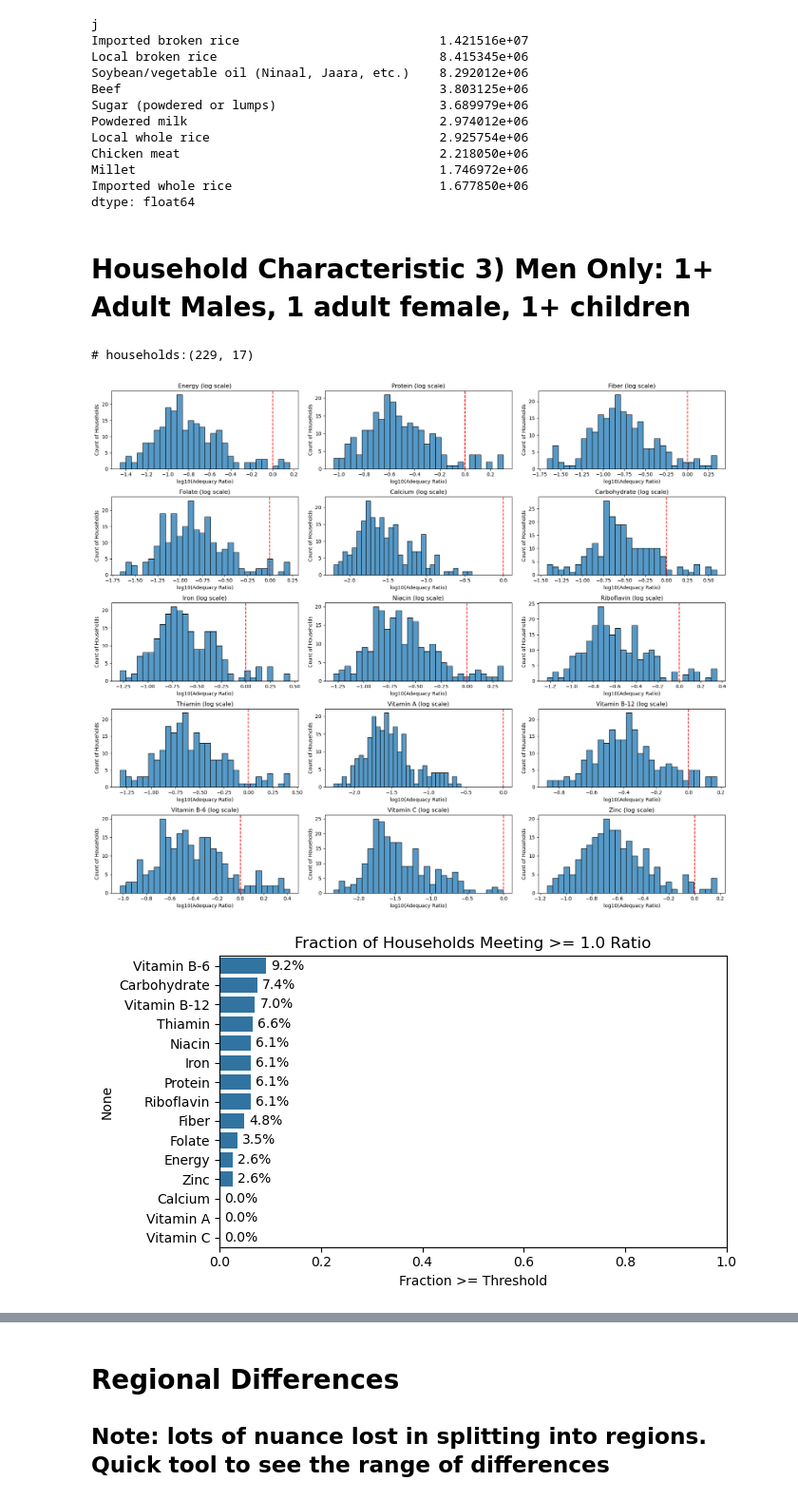
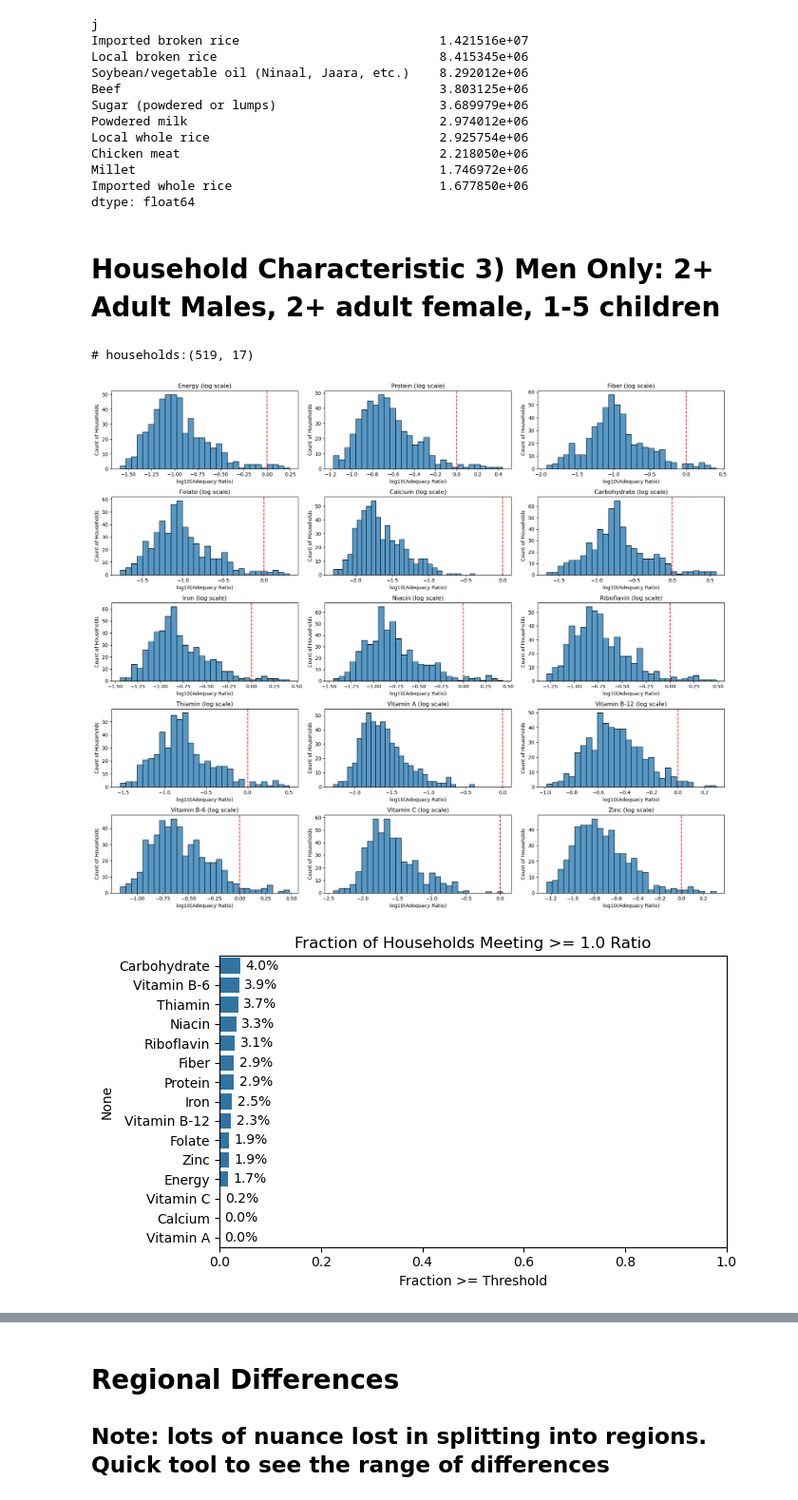
Before and after one commit to reilyfairchild/EEP153-Project-3, a Jupyter notebook: Senegal_Project_3.ipynb, the cells around one changed output, grey strips where cells are left out. Shown at 95% size. Drawn from its saved outputs; the diff is of its cells as text; code cells hidden in the pictures.

Commit message:
updated analysis of household types

```diff
--- a/Senegal_Project_3.ipynb
+++ b/Senegal_Project_3.ipynb
@@ -810,10 +827,31 @@ def plot_top_10_foods_by_demographics(
 # %%
 
-plot_top_10_foods_by_demographics(
-    hhc,
-    expend,
-    min_males=1, max_males=2,
-    min_females=1, max_females=4,
-    min_kids=1, max_kids=3
-)
+
+    # 2) Compute “total men,” “total women,” “total kids” per row
+    #    (copy so we don't alter the original DataFrame)
+hhc1 = hhc.copy()
+
+def classify_household(row):
+    if row["men"] == 1 and row["women"] == 1 and row["girls"]+row['boys'] > 0:
+        return "'Nuclear' Family"
+    elif row["men"] == 1 and row["women"] > 1 and row["girls"]+row['boys'] > 0:
+        return "1 Male, >1 Adult Female"
+    elif row["men"] > 1 and row["women"] <= 1 and row["girls"]+row['boys'] > 0:
+        return "Multiple Males"
+    elif row["men"] > 1 and row["women"] >1 and row["girls"]+row['boys'] > 1 and row["girls"]+row['boys'] <= 5:
+        return "Family 1-5 Children"
+    elif row["men"] > 1 and row["women"] >1 and row["girls"]+row['boys'] > 5 and row["girls"]+row['boys'] <= 12:
+        return "Family 6-12 Children"
+    elif row["men"] >= 0 and row["women"] >= 0 and row["girls"]+row['boys'] == 0:
+        return "No Children"
+    else:
+        return "Other"
+hhc["hh_type"] = hhc.apply(classify_household, axis=1)
+# Plot household type distribution
+import matplotlib.pyplot as plt
+hhc["hh_type"].value_counts().plot(kind="bar", title="Household Type Distribution")
+plt.ylabel("Number of Households")
+plt.xticks(rotation=45)
+plt.tight_layout()
+plt.show()
 # %% [output]
@@ -1201,20 +1361,20 @@ Millet                                         1.746972e+06
 Imported whole rice                            1.677850e+06
 dtype: float64
 # %% [markdown]
-# Household Characteristic 3) Men Only: 1+ Adult Males, 1 adult female, 1+ children
+# Household Characteristic 3) Men Only: 2+ Adult Males, 2+ adult female, 1-5 children
 # %%
 
 hhc_sub, nut_sub = filter_households(
     hhc,
     nutrient_ratio,
-    min_males=2, max_males=20,       # e.g. 0 adult males
-    min_females=1, max_females=1,   # e.g. 1–3 adult females
-    min_kids=1, max_kids=100      # e.g. up to 2 kids
+    min_males=2, max_males=100,       # e.g. 0 adult males
+    min_females=2, max_females=100,   # e.g. 1–3 adult females
+    min_kids=1, max_kids=5      # e.g. up to 2 kids
 )
 print(f'# households:{hhc_sub.shape}')
 analyze_nutritional_adequacy_subplots_log(nut_sub)
 # %% [output]
-# households:(229, 17)
+# households:(519, 17)
-[figure, old version]
+[figure, new version]
-[figure, old version]
+[figure, new version]
 # %% [markdown]
```
Also changed, not shown: parts of 23 cells of this notebook, 1 other file.
